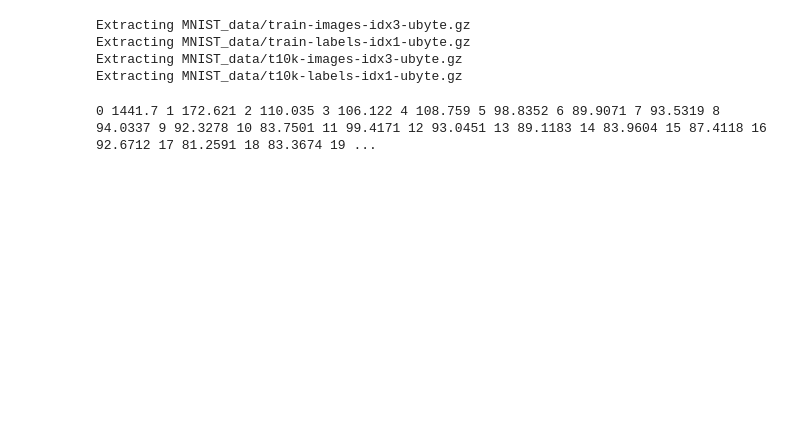
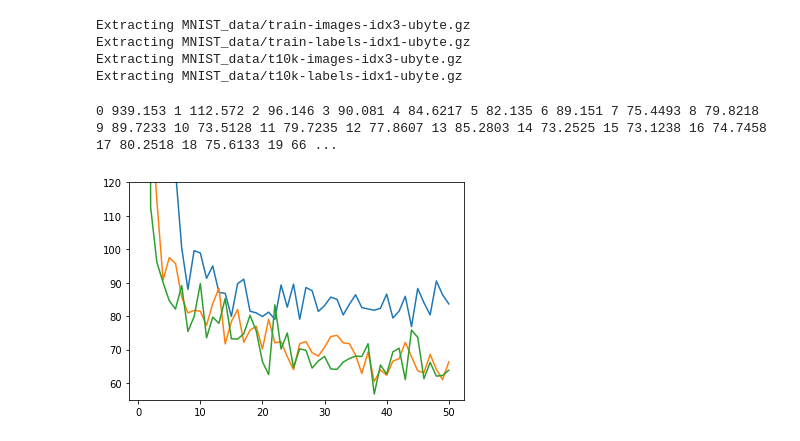
Before and after one commit to ethihsy/cc, a Jupyter notebook: gd_est.ipynb, the cells around one changed output. Saved outputs shown, nothing was run; the diff lists cells and outputs as text; code cells hidden in the pictures; blank space fills up the shorter version.

```diff
--- a/gd_est.ipynb
+++ b/gd_est.ipynb
@@ -18,9 +100,9 @@ Extracting MNIST_data/t10k-labels-idx1-ubyte.gz
 # %%
 batch_size = 40
 lr = 1e-3
-ns = 1
+ns = 10
 eps = 1e-7
 
-ST = False
-bl = tf.constant(0.0)
-vr = tf.constant(0.0)
+alpha = 0.9
+bl = tf.zeros([ns*batch_size, 1])
+vr = tf.zeros([ns*batch_size, 1])
@@ -138,27 +129,55 @@ def NVIL():
 # %%
-with tf.Session() as sess:
-#    train_op = ST()
-#    train_op = LR()
-    train_op = muProp()
-#    train_op = NVIL()
+def train(train_op):
+    with tf.Session() as sess:
+        ll = []
+        bll = np.zeros([ns*batch_size,1])
+        vrr= np.zeros([ns*batch_size,1])
+        sess.run(tf.global_variables_initializer())
 
-    ll = []
-    bll = 0.0
-    vrr= 0.0
-    sess.run(tf.global_variables_initializer())
+        for i in range(50000):
+            batch_ = data.next_batch(batch_size)[0]
+            batch_xs = batch_[:,0:392]
+            batch_ys = batch_[:,392:784]
 
-    for i in range(50000):
-        batch_ = data.next_batch(batch_size)[0]
-        batch_xs = batch_[:,0:392]
-        batch_ys = batch_[:,392:784]
+            res = sess.run(train_op, {x: batch_xs, y_: batch_ys, bl: bll, vr: vrr})
 
-        res = sess.run(train_op, {x: batch_xs, y_: batch_ys, bl: bll, vr: vrr})
+            bll = res[-2]
+            vrr = res[-1]
 
-        bll = res[-2]
-        vrr = res[-1]
-
-        if i%1000==0:
-            ll.append(res[1])
-            print i/1000, res[1],
+            if i%1000==0:
+                ll.append(res[1])
+                print i/1000, res[1],
+    return ll
-# %% [output]
-0 1441.7 1 172.621 2 110.035 3 106.122 4 108.759 5 98.8352 6 89.9071 7 93.5319 8 94.0337 9 92.3278 10 83.7501 11 99.4171 12 93.0451 13 89.1183 14 83.9604 15 87.4118 16 92.6712 17 81.2591 18 83.3674 19 ...
+# %%
+def muProp(h1, sh1, loss, loss_y, y_):
+    ch1 = add_layer(h1, "wh2y", "bh2y", 200, 392, tf.nn.sigmoid)
+    ch1 = tf.clip_by_value(ch1, eps, 1.0-eps)
+    loss_ch1 = -tf.reduce_sum(log_prob(ch1, _y), 1, keep_dims=True)
+    dch1 = tf.gradients(loss_ch1, h1)[0]
+
+    ls = loss-loss_ch1-tf.reduce_sum(dch1*(sh1-h1), 1, keep_dims=True)
+
+    bb = tf.tile(tf.reduce_sum(tf.reshape(ls,[ns, batch_size, 1]),0)/ns, [ns, 1])
+    vv = tf.tile(tf.reduce_sum(tf.reshape(tf.square(ls-bb),[ns, batch_size, 1]),0)/ns, [ns, 1])
+    _bl = .9*bl + (1.0-.9)*bb
+    _vr = .9*vr + (1.0-.9)*vv
+
+    ls = (ls-_bl)/tf.maximum(1.0, tf.sqrt(_vr))
+    loss_h1 = (tf.stop_gradient(ls)*log_prob(h1, sh1) + tf.stop_gradient(dch1)*h1) / ns
+    loss_h1 = tf.reduce_mean(tf.reduce_sum(loss_h1, 1))
+
+    train_step = tf.train.AdamOptimizer(lr).minimize(loss_y+loss_h1)
+    return train_step, loss_y, _bl, _vr
+# %%
+train_op = muProp(h1, sh1, loss, loss_y, y_)
+mp3 = train(train_op)
+# %% [output]
+0 939.153 1 112.572 2 96.146 3 90.081 4 84.6217 5 82.135 6 89.151 7 75.4493 8 79.8218 9 89.7233 10 73.5128 11 79.7235 12 77.8607 13 85.2803 14 73.2525 15 73.1238 16 74.7458 17 80.2518 18 75.6133 19 66 ...
+# %%
+px = np.linspace(1, 50, 50)
+plt.ylim(55, 120)
+#mp=naive, mp2=10 sample, mp3=10 sample with b v
+plt.plot(px, mp, px, mp2, px, mp3)
+plt.show()
+# %% [output]
+[figure, added]
```
Also changed, not shown: parts of 13 cells of this notebook.
